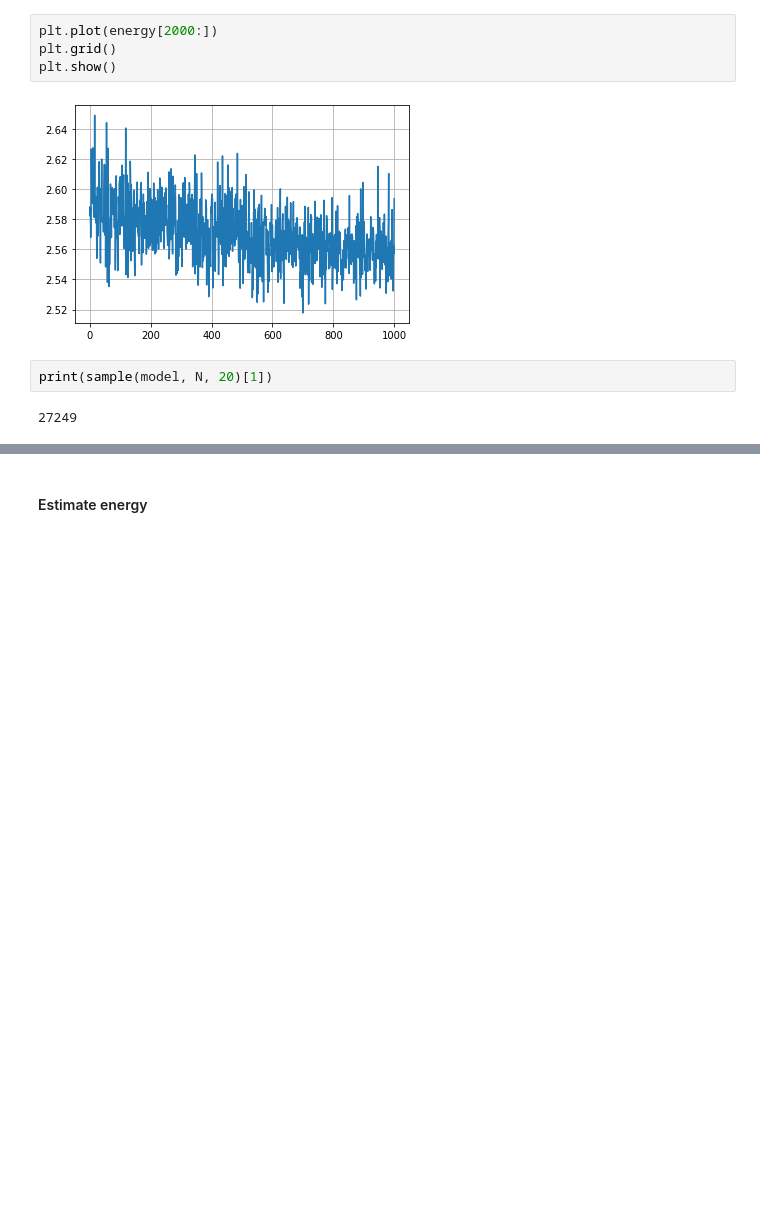
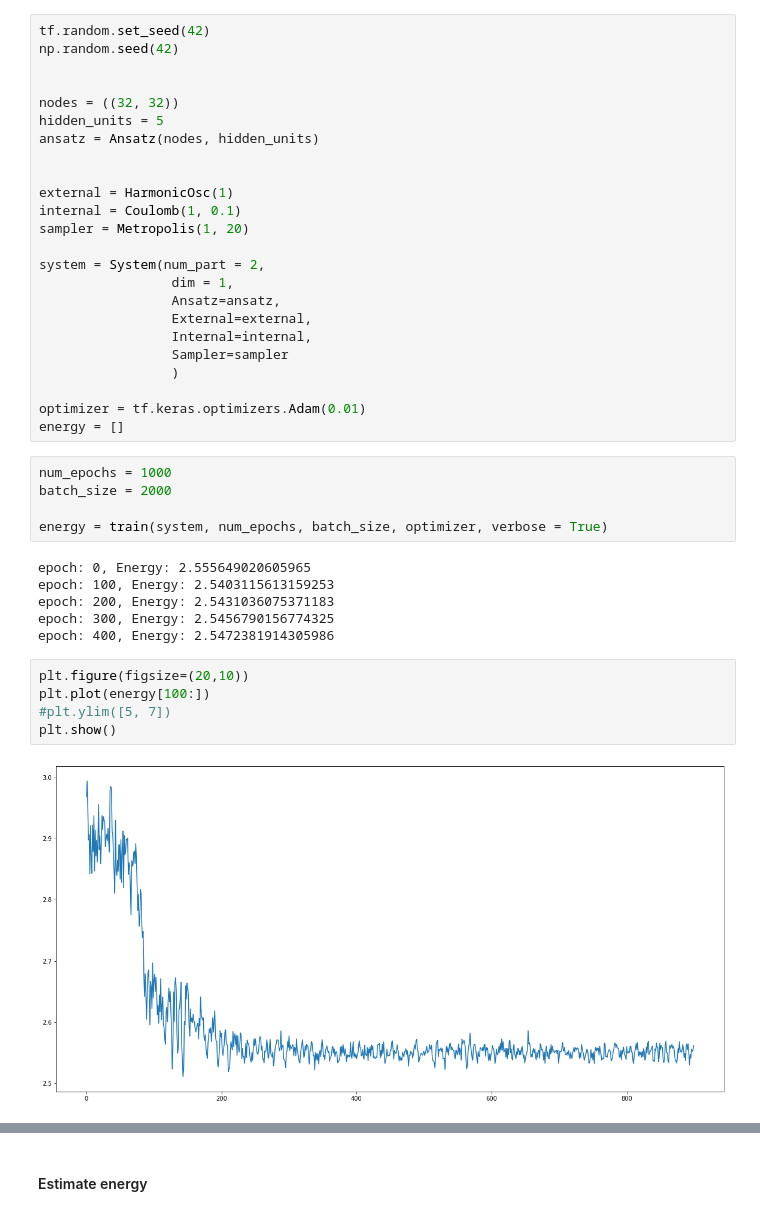
Before and after one commit to KristianWold/FYS4411, a Jupyter notebook: Project2/Autoregressive RNN Bosons.ipynb, the cells around one changed output, grey strips where cells are left out. Drawn from its saved outputs; the diff is of its cells as text; blank space fills up the shorter version.

```diff
--- a/Project2/Autoregressive RNN Bosons.ipynb
+++ b/Project2/Autoregressive RNN Bosons.ipynb
@@ -162,11 +117,43 @@ epoch: 2700, Energy: 6.1820379801204
+# %%
+tf.random.set_seed(42)
+np.random.seed(42)
+
+
+nodes = ((32, 32))
+hidden_units = 5
+ansatz = Ansatz(nodes, hidden_units)
+
+
+external = HarmonicOsc(1)
+internal = Coulomb(1, 0.1)
+sampler = Metropolis(1, 20)
+
+system = System(num_part = 2,
+                 dim = 1,
+                 Ansatz=ansatz,
+                 External=external,
+                 Internal=internal,
+                 Sampler=sampler
+                 )
+
+optimizer = tf.keras.optimizers.Adam(0.01)
+energy = []
+# %%
+num_epochs = 1000
+batch_size = 2000
+
+energy = train(system, num_epochs, batch_size, optimizer, verbose = True)
+# %% [output]
+epoch: 0, Energy: 2.555649020605965
+epoch: 100, Energy: 2.5403115613159253
+epoch: 200, Energy: 2.5431036075371183
+epoch: 300, Energy: 2.5456790156774325
+epoch: 400, Energy: 2.5472381914305986
 # %%
-plt.plot(energy[2000:])
-plt.grid()
+plt.figure(figsize=(20,10))
+plt.plot(energy[100:])
+#plt.ylim([5, 7])
 plt.show()
 # %% [output]
-[figure, old version]
+[figure, new version]
-# %%
-print(sample(model, N, 20)[1])
-# %% [output]
-27249
 # %%
```
Also changed, not shown: parts of 8 cells of this notebook, 9 other files.
